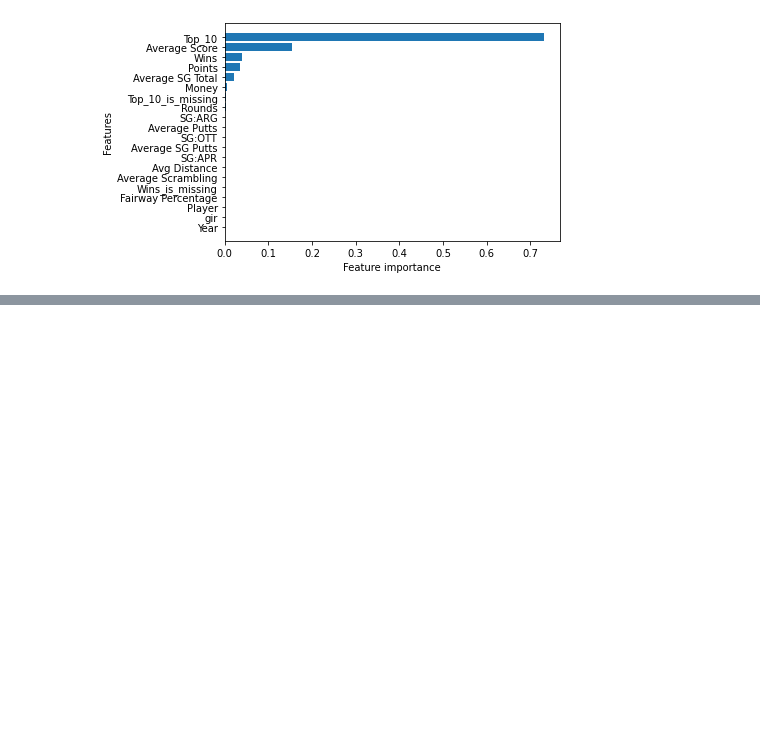
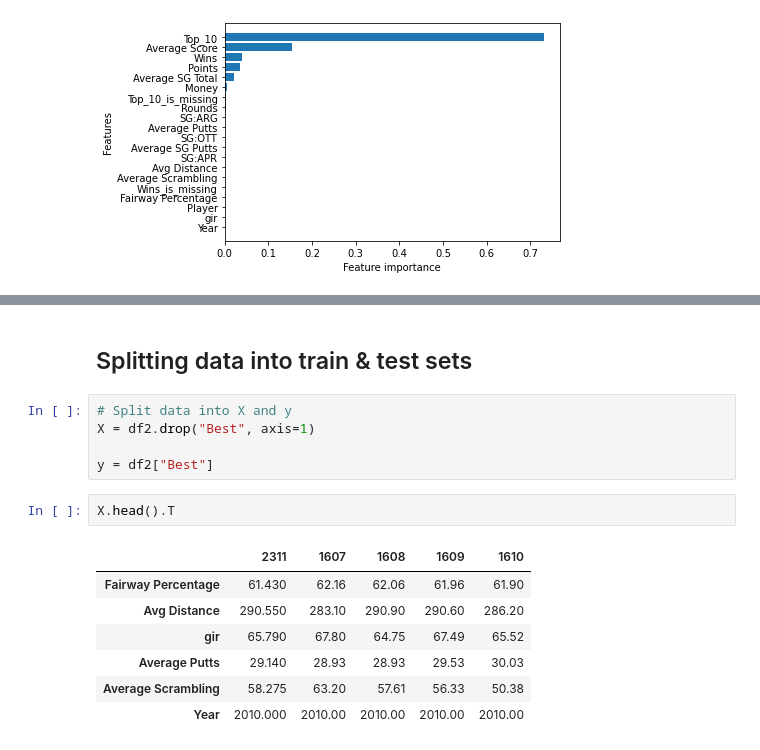
Before and after one commit to Nunnelee/pga-project, a Jupyter notebook: End-to-end-PGA-Best.ipynb, the cells around one changed output, grey strips where cells are left out. Cells and saved outputs as stored; diff of their text form; blank space fills up the shorter version.

```diff
--- a/End-to-end-PGA-Best.ipynb
+++ b/End-to-end-PGA-Best.ipynb
@@ -1003,0 +1091,17 @@ Next step is to reformat the data to determine the "Best" from only the followin
+# %% [markdown]
+## Splitting data into train & test sets
+# %%
+# Split data into X and y
+X = df2.drop("Best", axis=1)
+
+y = df2["Best"]
+# %%
+X.head().T
+# %% [output]
+|  | 2311 | 1607 | 1608 | 1609 | 1610 |
+| Fairway Percentage | 61.430 | 62.16 | 62.06 | 61.96 | 61.90 |
+| Avg Distance | 290.550 | 283.10 | 290.90 | 290.60 | 286.20 |
+| gir | 65.790 | 67.80 | 64.75 | 67.49 | 65.52 |
+| Average Putts | 29.140 | 28.93 | 28.93 | 29.53 | 30.03 |
+| Average Scrambling | 58.275 | 63.20 | 57.61 | 56.33 | 50.38 |
+| Year | 2010.000 | 2010.00 | 2010.00 | 2010.00 | 2010.00 |
```
Also changed, not shown: parts of 49 cells of this notebook.
